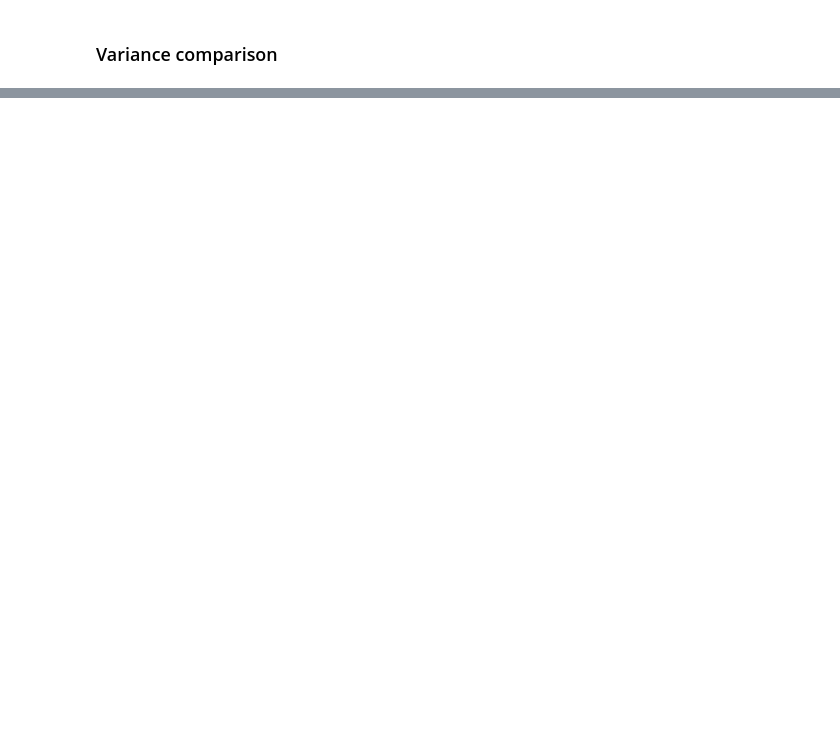
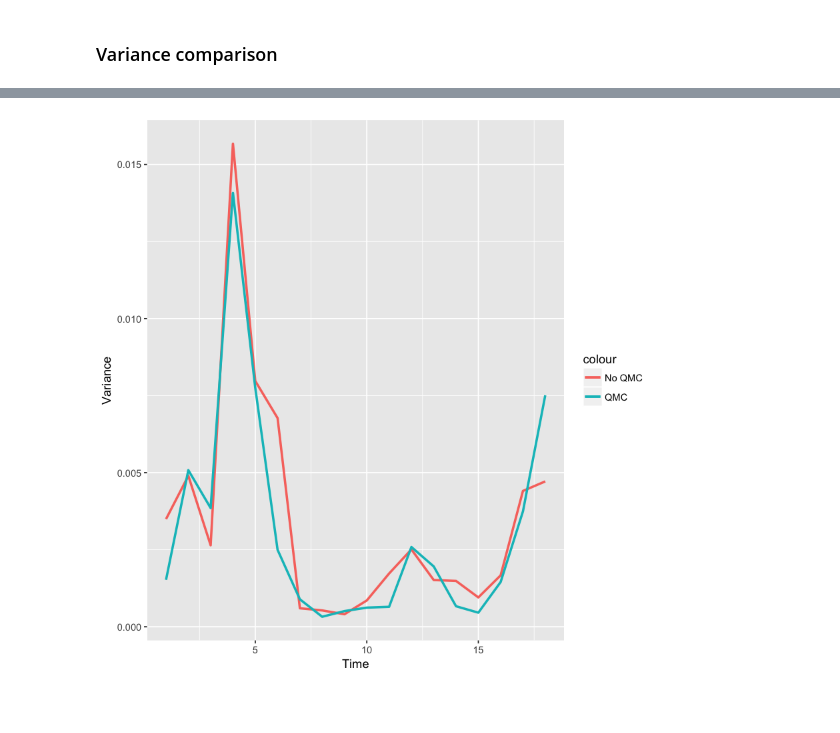
Before and after one commit to NicolasSchreuder/SMC_scripts, a Jupyter notebook: Lattice_Model/Lattice_Model.ipynb, the cells around one changed output, grey strips where cells are left out. Cells and saved outputs as stored; diff of their text form; code cells hidden in the pictures; blank space fills up the shorter version.

```diff
--- a/Lattice_Model/Lattice_Model.ipynb
+++ b/Lattice_Model/Lattice_Model.ipynb
@@ -110,11 +108,15 @@ ERROR: Error in checkForRemoteErrors(val): 2 nodes produced errors; first error:
 # %%
-df <- data.frame(no_QMC = var, QMC = var_QMC)
+df <- data.frame(no_QMC = var[3:T_], QMC = var_QMC[3:T_])
 df$idu <- as.numeric(row.names(df))
 
 var_plot <- (ggplot(df) + geom_line(aes(x=idu, y=no_QMC, color='No QMC'), size=1) +
 geom_line(aes(x=idu, y=QMC, color='QMC'), size=1) + xlab("Time") + ylab("Variance"))
 
 savename <- paste('plots/variance/variance_lattice', D**2,'_', N, '_', M, '.pdf', sep="")
-ggsave(filename=savename, plot=var_plot, height=5,width=12,dpi=72)
+ggsave(filename=savename, plot=var_plot, height=5, width=12, dpi=72)
 
 var_plot
+# %% [output]
+[figure, added]
+# %% [markdown]
+##
```
Also changed, not shown: parts of 6 cells of this notebook, 18 other files.
